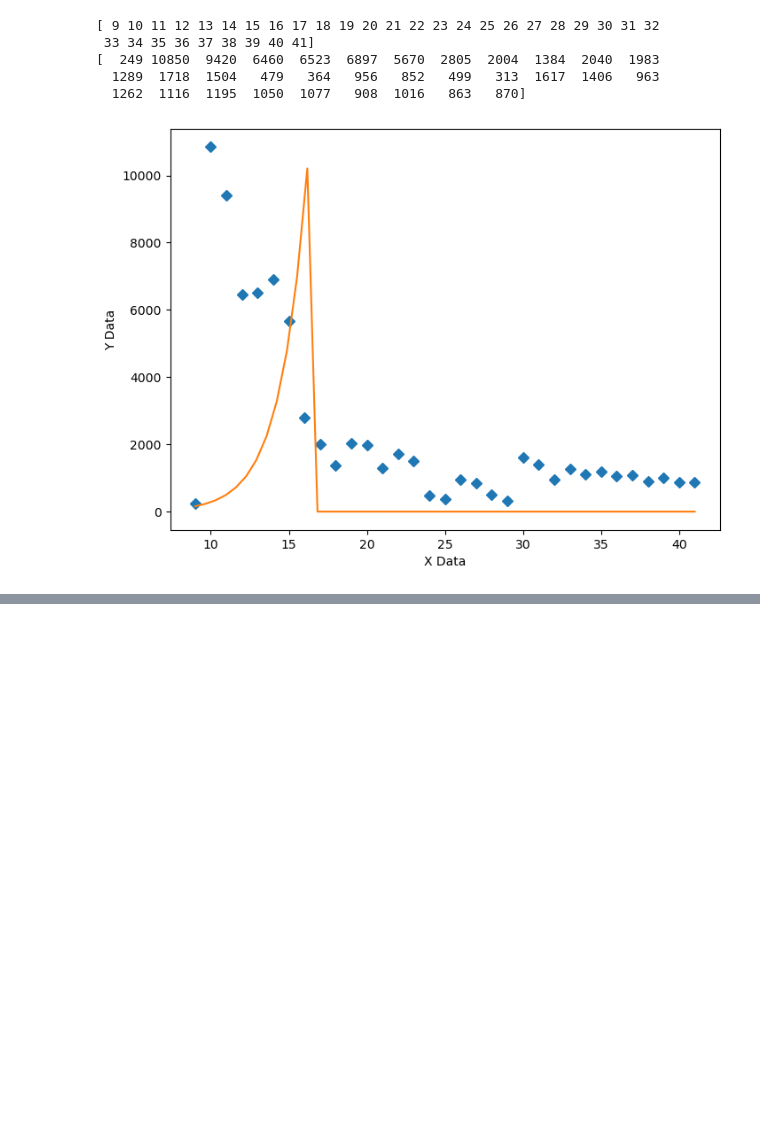
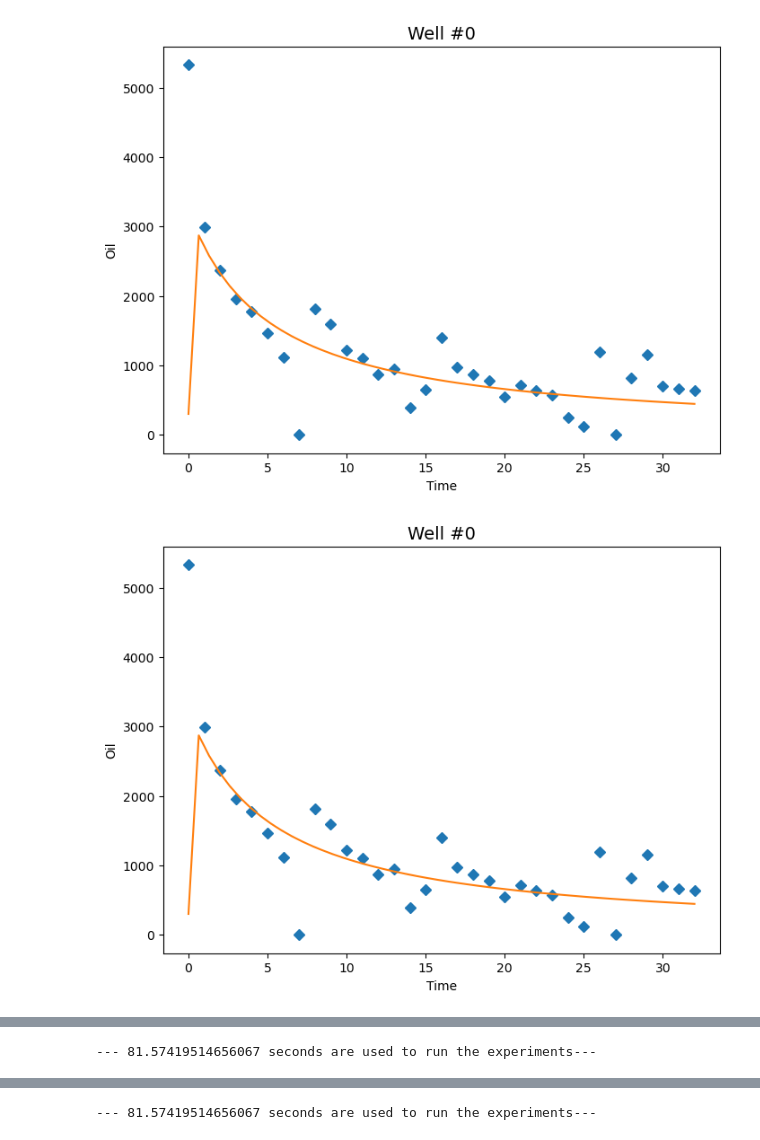
Before and after one commit to ywan168/Decline-Curve-Fitting, a Jupyter notebook: main.ipynb, the cells around one changed output, grey strips where cells are left out. Saved outputs shown, nothing was run; the diff lists cells and outputs as text; code cells hidden in the pictures; blank space fills up the shorter version.

```diff
--- a/main.ipynb
+++ b/main.ipynb
@@ -148,18 +110,13 @@ plt.xlabel('Well');
-# %%
-tArray = df.loc[df['API'] == 'A_30015420220000']['time'].to_numpy()
-yArray = df.loc[df['API'] == 'A_30015420220000']['oil'].to_numpy()
-print(tArray)
-print(yArray)
-# %% [output]
-[ 9 10 11 12 13 14 15 16 17 18 19 20 21 22 23 24 25 26 27 28 29 30 31 32
- 33 34 35 36 37 38 39 40 41]
-[  249 10850  9420  6460  6523  6897  5670  2805  2004  1384  2040  1983
-  1289  1718  1504   479   364   956   852   499   313  1617  1406   963
-  1262  1116  1195  1050  1077   908  1016   863   870]
+# %%
+# fetch time and oil for each well based on index in the well_list
+def generate_model_input(index, well_list):
+    well = well_list[index]
+    time = well['time'].to_numpy()
+    oil = well['oil'].to_numpy()
+    return time, oil
 # %%
-##########################################################
-# graphics output section
-def ModelAndScatterPlot(graphWidth, graphHeight):
+# Plot actual data points and fitted curve
+def ModelAndScatterPlot(tArray, yArray, fittedParameters, graphWidth, graphHeight, index):
     f = plt.figure(figsize=(graphWidth/100.0, graphHeight/100.0), dpi=100)
     axes = f.add_subplot(111)
 
@@ -168,19 +125,55 @@ def ModelAndScatterPlot(graphWidth, graphHeight):
 
     # create data for the fitted equation plot
     xModel = np.linspace(min(tArray), max(tArray))
-    yModel = decline_curve_model(xModel, *FittedParameters)
+    yModel = decline_curve_model(xModel, *fittedParameters)
 
     # now the model as a line plot
     axes.plot(xModel, yModel)
 
     axes.set_xlabel('Time') # X axis data label
     axes.set_ylabel('Oil') # Y axis data label
+    axes.set_title('Well #{}'.format(index), fontsize = 14)
 
+    plt.savefig('Well #{}.jpg'.format(index), fontsize = 14)
     plt.show()
     plt.close('all') # clean up after using pyplot
-
-graphWidth = 800
-graphHeight = 600
-ModelAndScatterPlot(graphWidth, graphHeight)
-# %% [output]
-[figure, removed]
+# %%
+def main():
+    df, valid_api_list = read_and_delete_invalid_data("Project_data.csv")
+    well_list = divide_and_sort_data(df, valid_api_list)
+    MSE_list=[]
+    for index in range(len(well_list)):
+        tArray, yArray = generate_model_input(index, well_list)
+        fittedParameters = generate_parameters(tArray, yArray)
+
+        # Another optioin,
+        # Use differential_evolution to generate initial parameter as a good guess,
+        # then use curve_fit to further fit the curve
+
+        # initialParameters = generate_parameters(tArray, yArray)
+        # fittedParameters, pcov = curve_fit(decline_curve_model, tArray, yArray, initialParameters,maxfev=20000)
+
+        modelPredictions = decline_curve_model(tArray, *fittedParameters)
+        absError = modelPredictions - yArray
+        SE = np.square(absError) # squared errors
+        MSE = np.mean(SE) # mean squared errors
+
+        MSE_list.append(MSE)
+
+        # Plot the first 4 wells
+        if index < 4:
+            graphWidth = 800
+            graphHeight = 600
+            ModelAndScatterPlot(tArray, yArray,fittedParameters, graphWidth, graphHeight, index)
+    #plot hist of MSE
+    plt.hist(MSE_list, density=False, bins=10)  # density=False would make counts
+    plt.ylabel('Count')
+    plt.xlabel('MSE')
+# %%
+if __name__== "__main__":
+    start_time = time.time()
+    main()
+    print("--- %s seconds are used to run the experiments---" % (time.time() - start_time))
+# %% [output]
+[figure, added]
+[figure, added]
@@ -186,0 +186 @@ ModelAndScatterPlot(graphWidth, graphHeight)
+--- 81.57419514656067 seconds are used to run the experiments---
@@ -186,0 +188 @@ ModelAndScatterPlot(graphWidth, graphHeight)
+--- 81.57419514656067 seconds are used to run the experiments---
```
Also changed, not shown: parts of 19 cells of this notebook.
